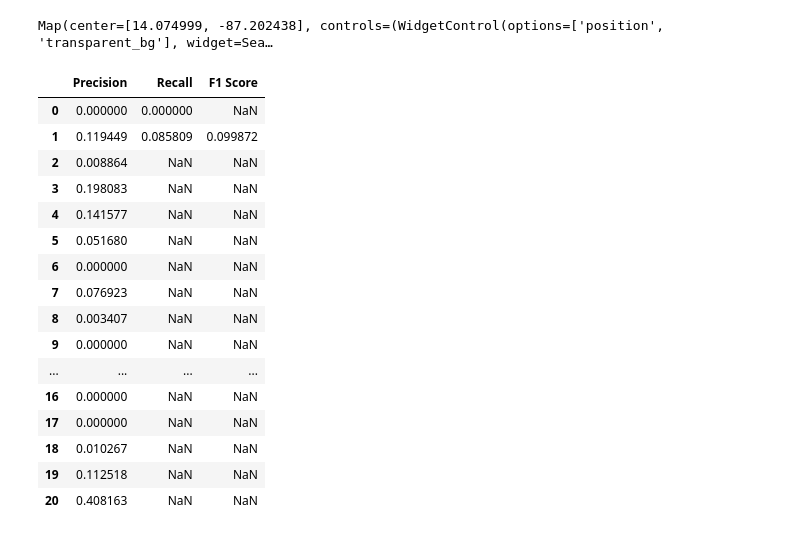
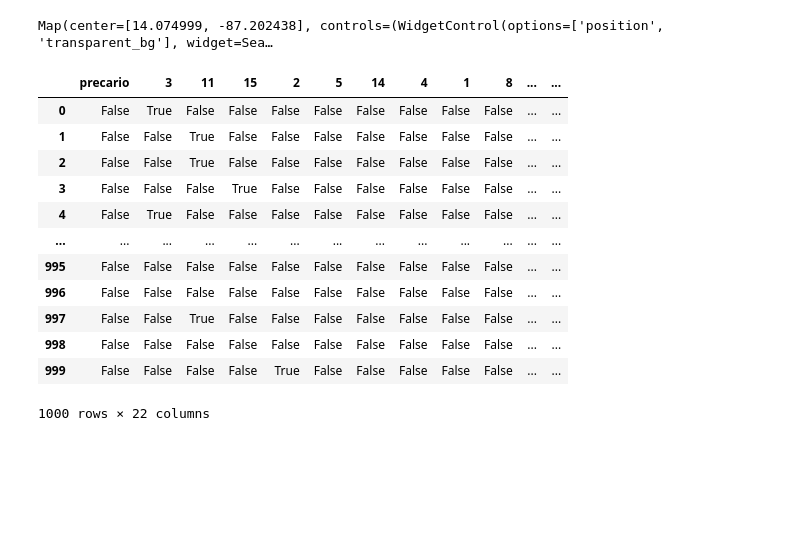
Before and after one commit to JuanesLamilla/TemporalClusterNet, a Jupyter notebook: tegucigalpa_analysis.ipynb, the cells around one changed output. Saved outputs shown, nothing was run; the diff lists cells and outputs as text; code cells hidden in the pictures; blank space fills up the shorter version.

```diff
--- a/tegucigalpa_analysis.ipynb
+++ b/tegucigalpa_analysis.ipynb
@@ -565,7 +565,7 @@ m
 Map(center=[14.074999, -87.202438], controls=(WidgetControl(options=['position', 'transparent_bg'], widget=Sea…
 # %%
 # Create a set of sample points within the area of interest
-n_points = 10000
+n_points = 1000
 x = np.random.uniform(left, right, n_points)
 y = np.random.uniform(bottom, top, n_points)
 points = gpd.GeoDataFrame(geometry=gpd.points_from_xy(x, y), crs='EPSG:4326')
@@ -575,38 +575,34 @@ points['cluster'] = points.apply(lambda x: cluster_gdf_merged.loc[cluster_gdf_me
 
 # Assign whether each point falls within a precarious settlement
 points['precario'] = points.apply(lambda x: precario_gdf.contains(x.geometry).any(), axis=1)
-# %%
-# Create confusion matrix
-confusion_matrix = pd.crosstab(points['cluster'], points['precario'])
-
-# Calculate the precision, recall, and F1 score for each cluster
-precision = confusion_matrix[True] / confusion_matrix.sum(axis=1)
-recall = confusion_matrix[True] / confusion_matrix.sum(axis=0)
-f1_score = 2 * (precision * recall) / (precision + recall)
-
-# Create a DataFrame to store the results
-results = pd.DataFrame({
-    'Precision': precision,
-    'Recall': recall,
-    'F1 Score': f1_score
-})
-
-results
-# %% [output]
-|  | Precision | Recall | F1 Score |
-| 0 | 0.000000 | 0.000000 | NaN |
-| 1 | 0.119449 | 0.085809 | 0.099872 |
-| 2 | 0.008864 | NaN | NaN |
-| 3 | 0.198083 | NaN | NaN |
-| 4 | 0.141577 | NaN | NaN |
-| 5 | 0.051680 | NaN | NaN |
-| 6 | 0.000000 | NaN | NaN |
-| 7 | 0.076923 | NaN | NaN |
-| 8 | 0.003407 | NaN | NaN |
-| 9 | 0.000000 | NaN | NaN |
-| ... | ... | ... | ... |
-| 16 | 0.000000 | NaN | NaN |
-| 17 | 0.000000 | NaN | NaN |
-| 18 | 0.010267 | NaN | NaN |
-| 19 | 0.112518 | NaN | NaN |
-| 20 | 0.408163 | NaN | NaN |
+# %%
+# Remove geometry column
+points = points.drop(columns='geometry')
+# %%
+unique_clusters = points['cluster'].unique()
+
+# Create a new dataframe to hold the transformed data
+points_pivot = pd.DataFrame()
+
+# Retain the "precario" column
+points_pivot['precario'] = points['precario']
+
+# Add new columns for each cluster with True/False values
+for cluster in unique_clusters:
+    points_pivot[cluster] = (points['cluster'] == cluster)
+# %%
+points_pivot
+# %% [output]
+|  | precario | 3 | 11 | 15 | 2 | 5 | 14 | 4 | 1 | 8 | ... | ... |
+| 0 | False | True | False | False | False | False | False | False | False | False | ... | ... |
+| 1 | False | False | True | False | False | False | False | False | False | False | ... | ... |
+| 2 | False | False | True | False | False | False | False | False | False | False | ... | ... |
+| 3 | False | False | False | True | False | False | False | False | False | False | ... | ... |
+| 4 | False | True | False | False | False | False | False | False | False | False | ... | ... |
+| ... | ... | ... | ... | ... | ... | ... | ... | ... | ... | ... | ... | ... |
+| 995 | False | False | False | False | False | False | False | False | False | False | ... | ... |
+| 996 | False | False | False | False | False | False | False | False | False | False | ... | ... |
+| 997 | False | False | True | False | False | False | False | False | False | False | ... | ... |
+| 998 | False | False | False | False | False | False | False | False | False | False | ... | ... |
+| 999 | False | False | False | False | True | False | False | False | False | False | ... | ... |
+1000 rows × 22 columns
```
Also changed, not shown: parts of 8 cells of this notebook.
